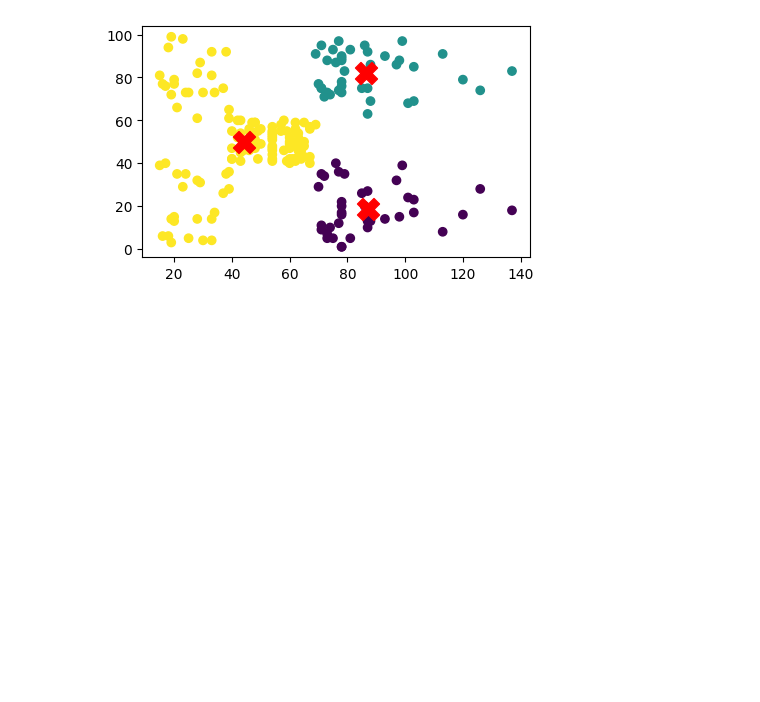
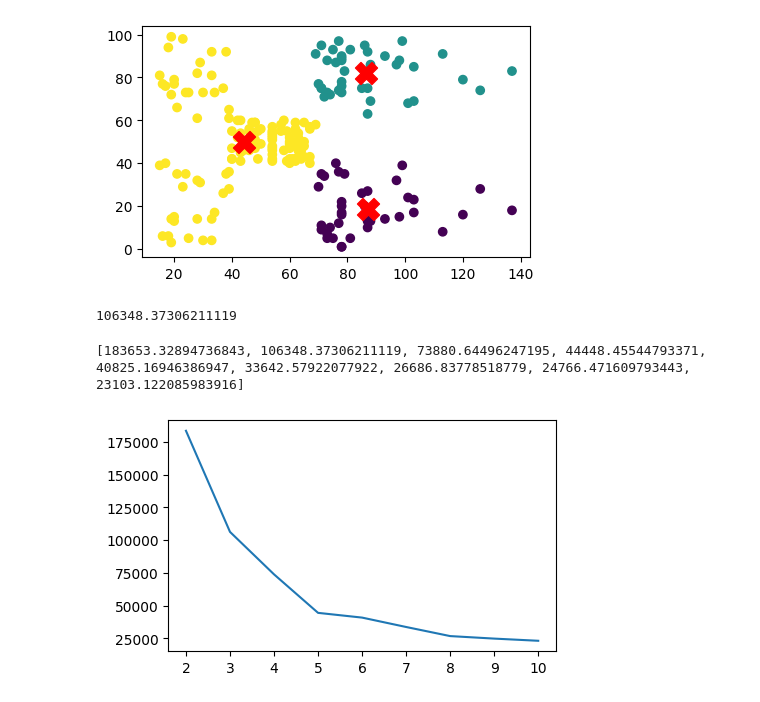
Before and after one commit to halitkalayci/acunmedya-akademi-python-d-conda, a Jupyter notebook: k-means/kmeans.ipynb, the cells around one changed output. Drawn from its saved outputs; the diff is of its cells as text; code cells hidden in the pictures; blank space fills up the shorter version.

```diff
--- a/k-means/kmeans.ipynb
+++ b/k-means/kmeans.ipynb
@@ -50,0 +53,22 @@ plt.show()
+# %%
+# inertia -> Her elemanın kendi küme merkezine olan uzaklıklarının karelerinin toplamı.
+
+model.inertia_
+# %% [output]
+106348.37306211119
+# %%
+# Elbow Method - Dirsek
+def elbow_method():
+    inertias = []
+    for k in range(2,11):
+        model = KMeans(n_clusters=k, random_state=42)
+        model.fit(X)
+        inertias.append( model.inertia_ )
+    plt.figure(figsize=(5,3))
+    plt.plot(range(2,11), inertias)
+    print(inertias)
+# %%
+elbow_method()
+# %% [output]
+[183653.32894736843, 106348.37306211119, 73880.64496247195, 44448.45544793371, 40825.16946386947, 33642.57922077922, 26686.83778518779, 24766.471609793443, 23103.122085983916]
+[figure, added]
```
Also changed, not shown: parts of 3 cells of this notebook.
